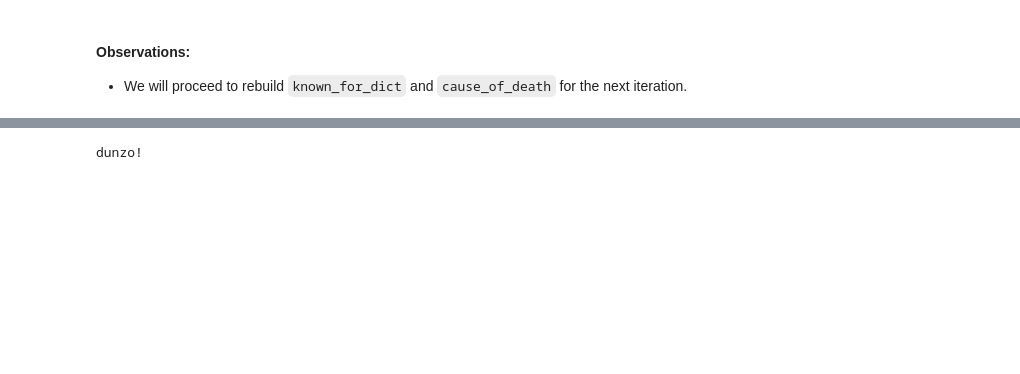
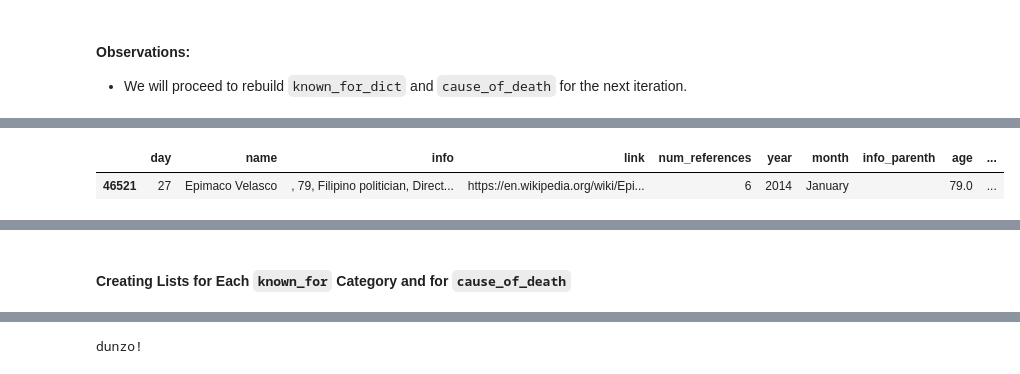
Before and after one commit to teresahanak/wikipedia-life-expectancy, a Jupyter notebook: wp_life_expect_data_clean6_thanak_2022_07_26.ipynb, the cells around one changed output, grey strips where cells are left out. Cells and saved outputs as stored; diff of their text form; code cells hidden in the pictures; blank space fills up the shorter version.

```diff
--- a/wp_life_expect_data_clean6_thanak_2022_07_26.ipynb
+++ b/wp_life_expect_data_clean6_thanak_2022_07_26.ipynb
@@ -12986,7 +12986,6 @@ politics_govt_law = [
     "Press Secretary",
     "Chief Secretary",
     "Home Secretary",
-    "Secretary",
     "Illinois Treasurer",
     "nationalist",
     "founded the National Democratic Force",
@@ -14600,7 +14599,8 @@ sciences = [
     "urbanist",
     "psychoanalyst",
     "fisheries consultant",
-    "Surgeon General of the" "Surgeon General",
+    "Surgeon General of the",
+    "Surgeon General",
     "Surgeon",
     "the Academy of Engineering",
     "Chief Engineer",
@@ -15042,0 +15764,33 @@ Name: num_categories, dtype: int64
+# %%
+%%time
+
+# Column to check
+column = 'info_3_0'
+
+# Start dataframe
+dataframe = df[df[column].notna()]
+
+# For loop to find cause in column and extract it to cause_of_death
+for cause in cause_of_death:
+    for index in dataframe.index:
+        item = df.loc[index, column]
+        if item:
+            if cause in item:
+                df.loc[index, 'cause_of_death'] = cause
+                df.loc[index, column] = item.replace(cause, '').strip()
+
+# For loop to find role in column and extract it as category
+for category, category_lst in known_for_dict.items():
+    for role in category_lst:
+        for index in dataframe.index:
+                item = df.loc[index, column]
+                if item:
+                    if role in item:
+                        df.loc[index, category] = 1
+                        df.loc[index, column] = item.replace(role, '').strip()
+
+# Calculating num_categories
+df["num_categories"] = df[known_for_dict.keys()].sum(axis=1)
+
+# Checking number of cause_of_death values
+print(f'There are {df["cause_of_death"].notna().sum()} values in cause_of_death column.\n')
@@ -15042,0 +15870,6 @@ Name: num_categories, dtype: int64
+# %%
+# Example code to quick-check a specific entry
+df[df["info_3_0"] == "Director of the NBI"]
+# %% [output]
+|  | day | name | info | link | num_references | year | month | info_parenth | age | ... |
+| 46521 | 27 | Epimaco Velasco | , 79, Filipino politician, Direct... | https://en.wikipedia.org/wiki/Epi... | 6 | 2014 | January |  | 79.0 | ... |
@@ -15042,0 +15877,2 @@ Name: num_categories, dtype: int64
+# %% [markdown]
+#### Creating Lists for Each `known_for` Category and for `cause_of_death`
```
Also changed, not shown: parts of 49 cells of this notebook.
